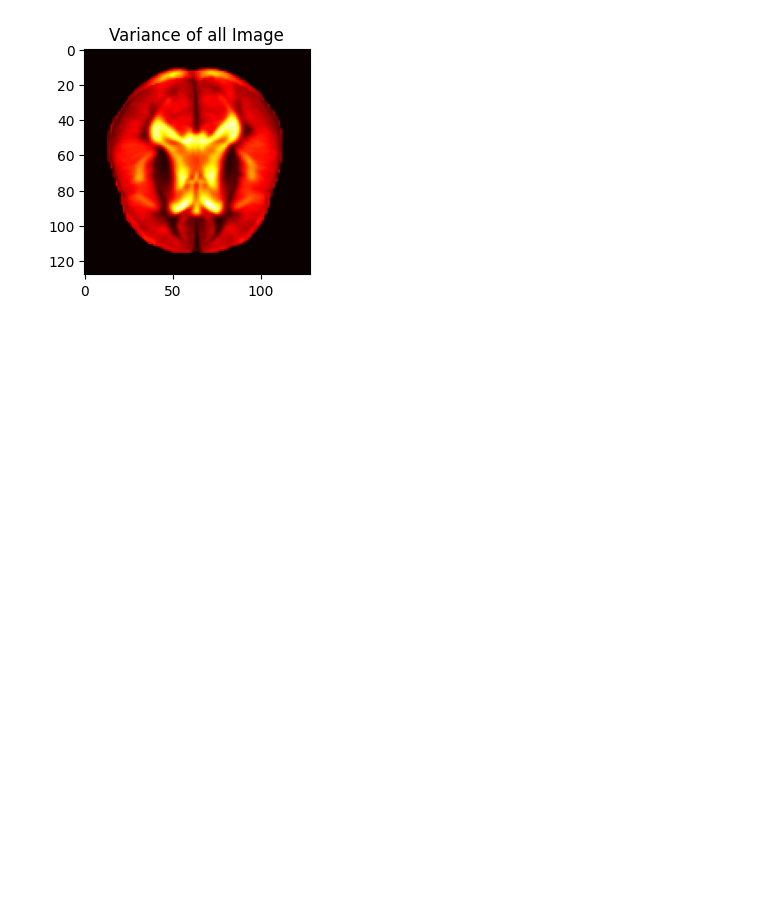
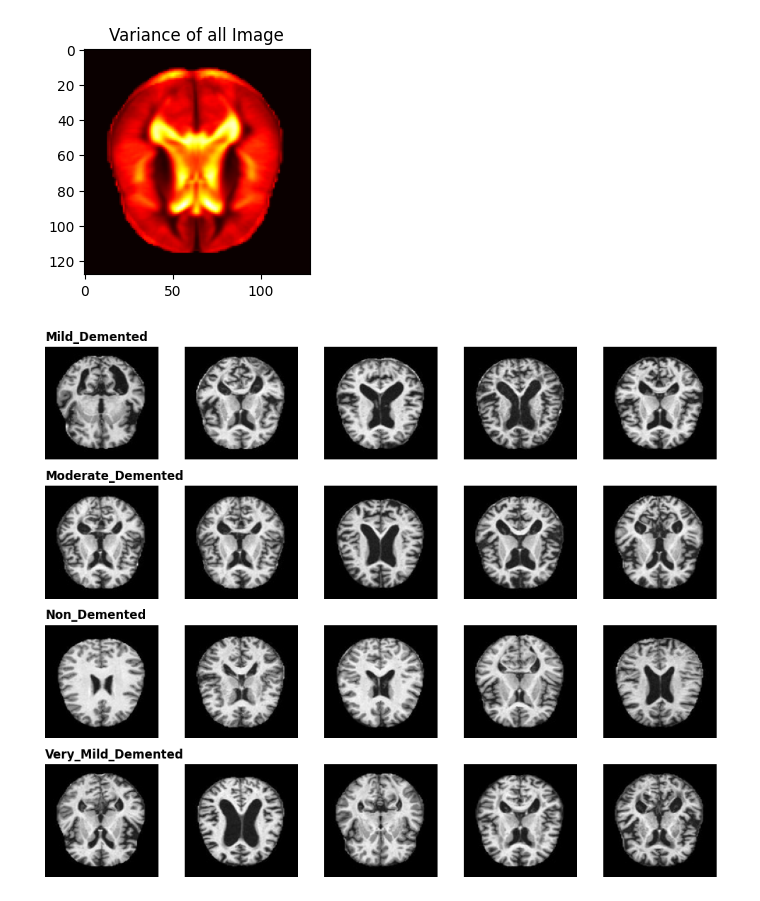
Before and after one commit to Newinacode/ML-Alzheimer-disease, a Jupyter notebook: eda.ipynb, the cells around one changed output. Cells and saved outputs as stored; diff of their text form; code cells hidden in the pictures; blank space fills up the shorter version.

```diff
--- a/eda.ipynb
+++ b/eda.ipynb
@@ -174,3 +220,25 @@ Text(0.5, 1.0, 'Variance of all Image')
 [figure]
 # %%
 # high variance data contains more information than low variance data, here in image the background value don't change so it is back.
+# %%
+class_names = train.features['label'].names
+num_classes = len(class_names)
+images_per_class = 5
+
+fig, axes = plt.subplots(num_classes, images_per_class, figsize=(10, 8))
+
+for class_idx, class_name in enumerate(class_names):
+    indices = [i for i, label in enumerate(train['label']) if label == class_idx]
+    selected_indices = np.random.choice(indices, images_per_class, replace=False)
+    for j, idx in enumerate(selected_indices):
+        ax = axes[class_idx, j]
+        ax.imshow(train[int(idx)]["image"], cmap='gray')
+        ax.axis('off')
+        # Adding class label to the left of the row
+        if j == 0:
+            ax.set_title(class_name, loc='left', fontweight='bold', fontsize=12)
+
+plt.tight_layout()
+plt.show()
+# %% [output]
+[figure, added]
```
Also changed, not shown: parts of 3 cells of this notebook, 1 other file.
